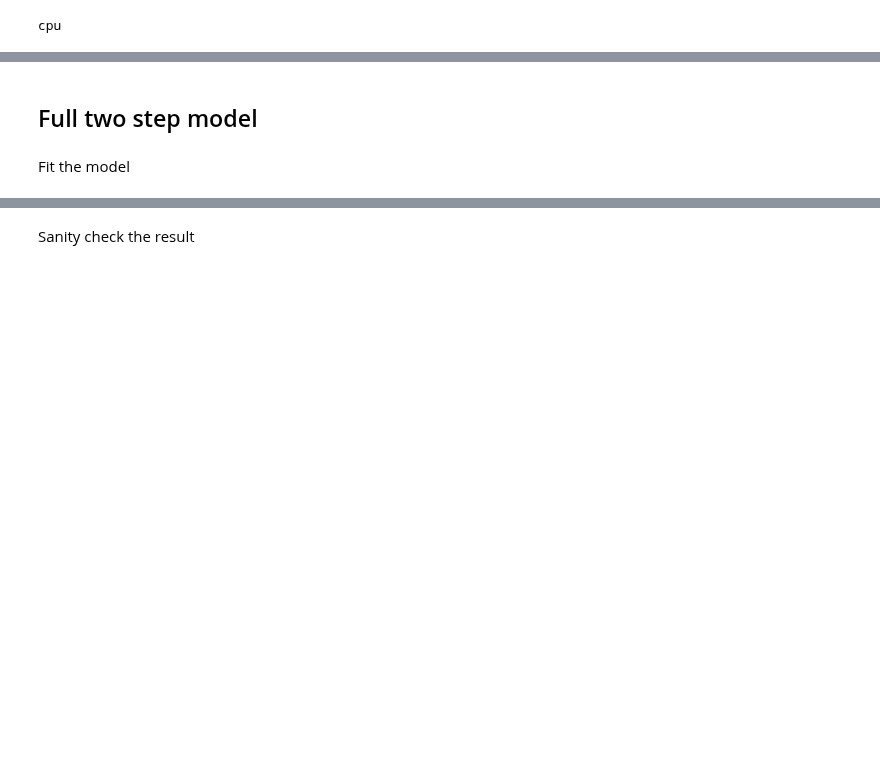
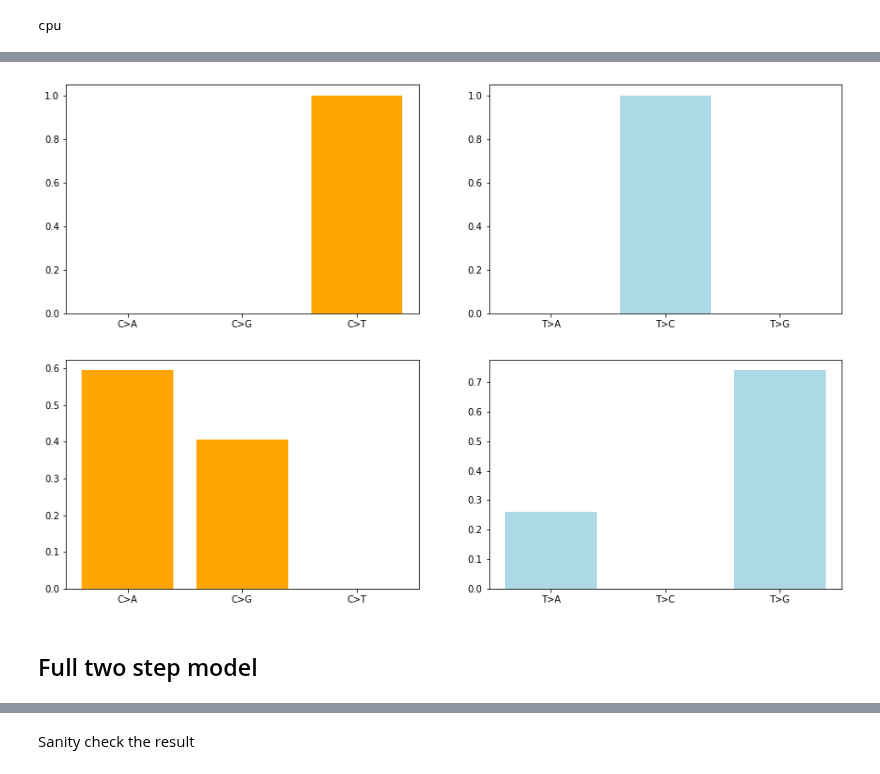
Before and after one commit to morrislab/damuta, a Jupyter notebook: twostep_lda.ipynb, the cells around one changed output, grey strips where cells are left out. Drawn from its saved outputs; the diff is of its cells as text; code cells hidden in the pictures; blank space fills up the shorter version.

```diff
--- a/twostep_lda.ipynb
+++ b/twostep_lda.ipynb
@@ -65,3 +121,14 @@ X_encoded, Y_encoded = encode_counts(data)
+# %%
+plt.figure(figsize=(15,10))
+i=-1
+for k in range(K):
+    i+=2
+    plt.subplot(K,2,i)
+    plt.bar(['C>A','C>G','C>T'], eta_gen[0,k], color = 'orange')
+    plt.subplot(K,2,i+1)
+    plt.bar(['T>A','T>C','T>G'], eta_gen[16,k], color = 'lightblue')
+# %% [output]
+[figure, added]
 # %% [markdown]
 ## Full two step model
 # %%
@@ -84,5 +151,3 @@ with pm.Model() as full_model:
         v = pm.Categorical(f"v_{s}", p=A[s,z], shape=N[s])
         # draw mutation
         y = pm.Categorical(f"y_{s}", p=eta[x,v], shape=N[s], observed=Y_encoded[s])
-# %% [markdown]
-Fit the model
```
Also changed, not shown: parts of 46 cells of this notebook.
